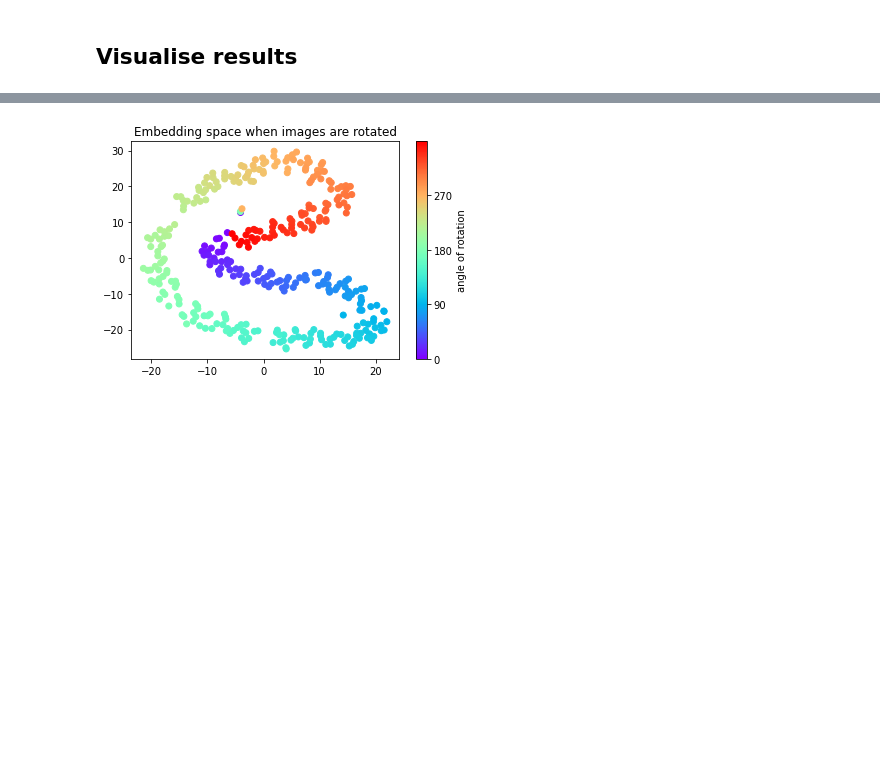
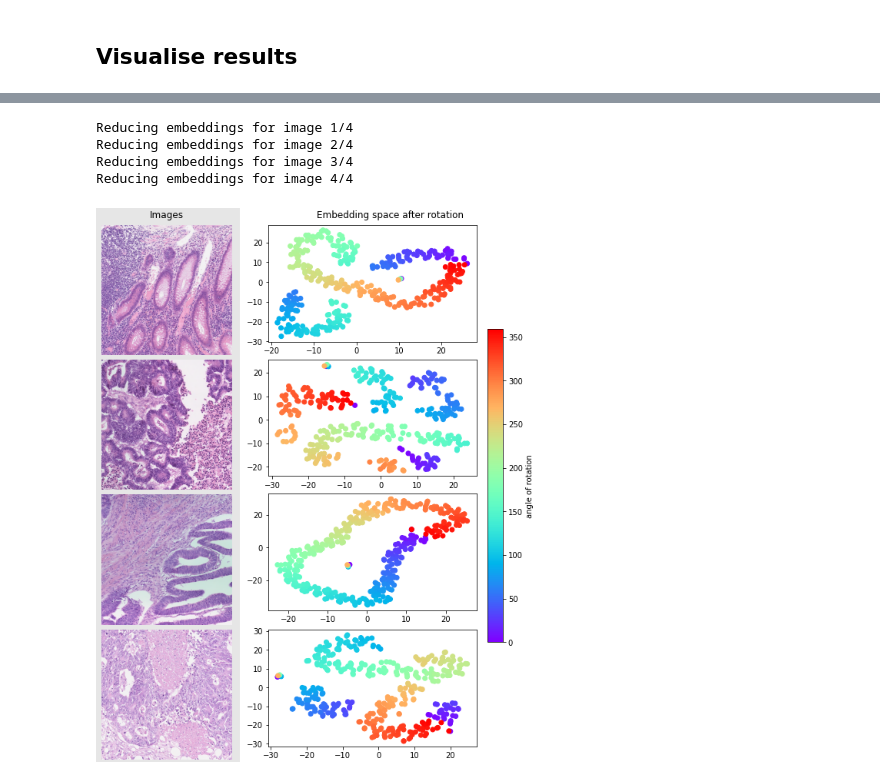
Before and after one commit to leandervaneekelen/emb-augmenter, a Jupyter notebook: experiment/experiments.ipynb, the cells around one changed output, grey strips where cells are left out. Saved outputs shown, nothing was run; the diff lists cells and outputs as text; code cells hidden in the pictures; blank space fills up the shorter version.

Commit message:
Repeated for all images and improved plots

```diff
--- a/experiment/experiments.ipynb
+++ b/experiment/experiments.ipynb
@@ -295,17 +299,56 @@ print(Y_embedded.shape)
-# %%
-import matplotlib.pyplot as plt
-
-# print(Y_embedded[:, 0].shape)
-# print(Y_embedded[:, 1].shape)
-# print(len(list(embeddings.keys())))
-
-# data
-scatter = plt.scatter(Y_embedded[:, 0], Y_embedded[:, 1], c=list(embeddings.keys()), cmap='rainbow')
-
-cbar = plt.colorbar(scatter, ticks=[0, 90, 180, 270, 360])
-cbar.set_label('angle of rotation')
-
-plt.title('Embedding space when images are rotated')
-plt.show()
-# %% [output]
-[figure, removed]
+# %%
+for i in range(1, TOTAL_IMAGES + 1):
+    print("Reducing embeddings for image {}/{}".format(i, TOTAL_IMAGES))
+    data[i]["embeddings_reduced"] = reduce_dims_tsne(data[i]["embeddings"])
+# %% [output]
+Reducing embeddings for image 1/4
+Reducing embeddings for image 2/4
+Reducing embeddings for image 3/4
+Reducing embeddings for image 4/4
+# %%
+import matplotlib.pyplot as plt
+
+# print(Y_embedded[:, 0].shape)
+# print(Y_embedded[:, 1].shape)
+# print(len(list(embeddings.keys())))
+
+# fig, axd = plt.subplot_mosaic(
+#     [['image1', 'rot1', 'hue1', 'sat1', 'val1'],
+#     ['image2', 'rot2', 'hue2', 'sat2', 'val2'],
+#     ['image3', 'rot3', 'hue3', 'sat3', 'val3'],
+#     ['image4', 'rot4', 'hue4', 'sat4', 'val4']],
+#     figsize=(5.5, 3.5), constrained_layout=True
+# )
+
+fig = plt.figure(constrained_layout=True, figsize=(8, 10))
+
+subfigs = fig.subfigures(1, 2, width_ratios=[1, 2])
+
+# images
+axs0 = subfigs[0].subplots(4, 1)
+subfigs[0].suptitle('Images')
+subfigs[0].set_facecolor('0.9')
+for i in range(4):
+    axs0[i].imshow(images[i])
+    axs0[i].axis('off')
+    # axs0[i].set_title('Image {}'.format(i + 1))
+
+axs1 = subfigs[1].subplots(4, 1)
+subfigs[1].suptitle('Embedding space after rotation')
+
+# rotation
+range_rot = []
+for i in range(1, TOTAL_IMAGES + 1):
+    scatter = axs1[i - 1].scatter(data[i]["embeddings_reduced"][:, 0], data[i]["embeddings_reduced"][:, 1], c=list(data[i]["embeddings"].keys()), cmap='rainbow')
+subfigs[1].colorbar(scatter, ax=axs1, label='angle of rotation', shrink=0.6)
+
+# hue
+
+# saturation
+
+# value
+
+
+plt.show()
+# %% [output]
+[figure, added]
```
Also changed, not shown: parts of 10 cells of this notebook.
